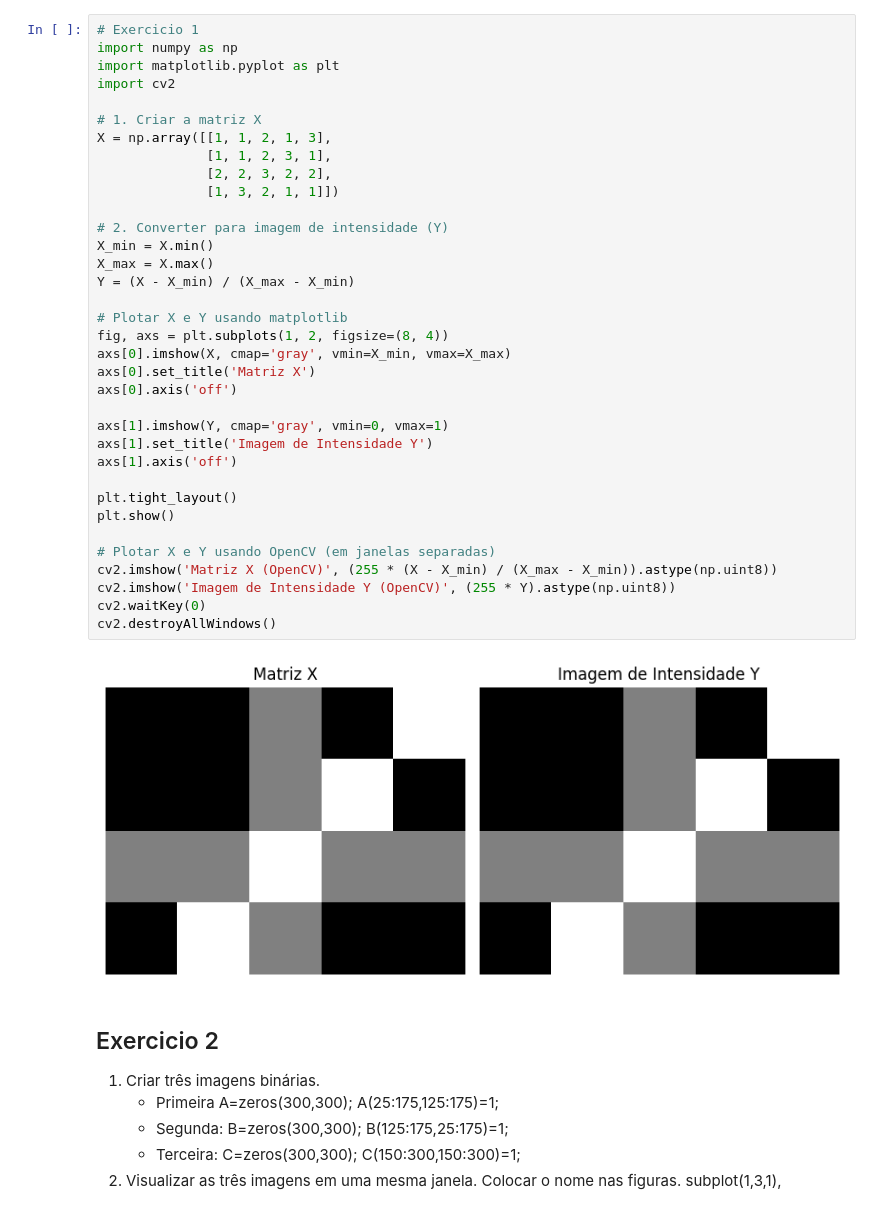
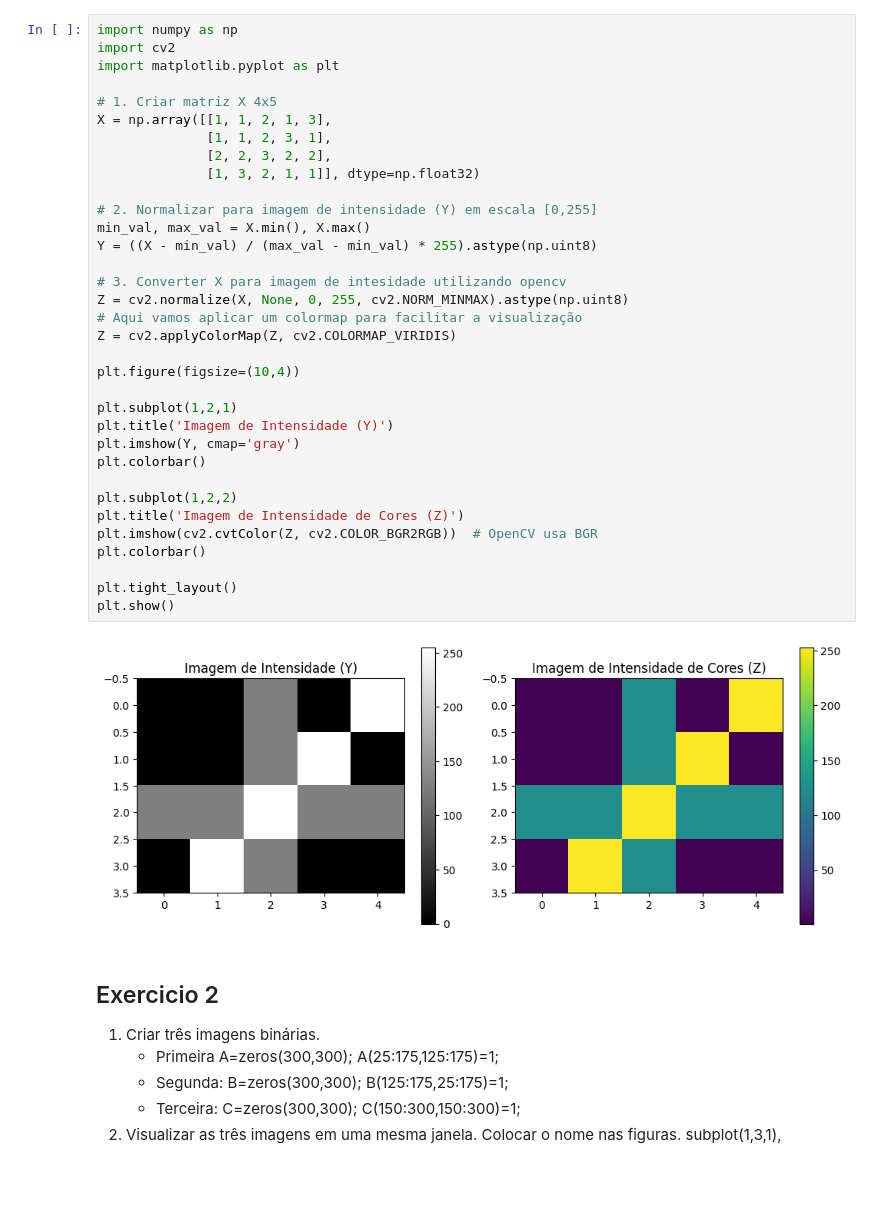
Before and after one commit to fromcaio/image-processing, a Jupyter notebook: 01-beginner/practice01.ipynb, the cells around one changed output. Saved outputs shown, nothing was run; the diff lists cells and outputs as text; blank space fills up the shorter version.

```diff
--- a/01-beginner/practice01.ipynb
+++ b/01-beginner/practice01.ipynb
@@ -8,42 +8,41 @@
 4. Visualizar os valores da matriz Y e Z.
 5. Descreva o resultado
 # %%
-# Exercicio 1
 import numpy as np
+import cv2
 import matplotlib.pyplot as plt
-import cv2
 
-# 1. Criar a matriz X
+# 1. Criar matriz X 4x5
 X = np.array([[1, 1, 2, 1, 3],
               [1, 1, 2, 3, 1],
               [2, 2, 3, 2, 2],
-              [1, 3, 2, 1, 1]])
+              [1, 3, 2, 1, 1]], dtype=np.float32)
 
-# 2. Converter para imagem de intensidade (Y)
-X_min = X.min()
-X_max = X.max()
-Y = (X - X_min) / (X_max - X_min)
+# 2. Normalizar para imagem de intensidade (Y) em escala [0,255]
+min_val, max_val = X.min(), X.max()
+Y = ((X - min_val) / (max_val - min_val) * 255).astype(np.uint8)
 
-# Plotar X e Y usando matplotlib
-fig, axs = plt.subplots(1, 2, figsize=(8, 4))
-axs[0].imshow(X, cmap='gray', vmin=X_min, vmax=X_max)
-axs[0].set_title('Matriz X')
-axs[0].axis('off')
+# 3. Converter X para imagem de intesidade utilizando opencv
+Z = cv2.normalize(X, None, 0, 255, cv2.NORM_MINMAX).astype(np.uint8)
+# Aqui vamos aplicar um colormap para facilitar a visualização
+Z = cv2.applyColorMap(Z, cv2.COLORMAP_VIRIDIS)
 
-axs[1].imshow(Y, cmap='gray', vmin=0, vmax=1)
-axs[1].set_title('Imagem de Intensidade Y')
-axs[1].axis('off')
+plt.figure(figsize=(10,4))
+
+plt.subplot(1,2,1)
+plt.title('Imagem de Intensidade (Y)')
+plt.imshow(Y, cmap='gray')
+plt.colorbar()
+
+plt.subplot(1,2,2)
+plt.title('Imagem de Intensidade de Cores (Z)')
+plt.imshow(cv2.cvtColor(Z, cv2.COLOR_BGR2RGB))  # OpenCV usa BGR
+plt.colorbar()
 
 plt.tight_layout()
 plt.show()
-
-# Plotar X e Y usando OpenCV (em janelas separadas)
-cv2.imshow('Matriz X (OpenCV)', (255 * (X - X_min) / (X_max - X_min)).astype(np.uint8))
-cv2.imshow('Imagem de Intensidade Y (OpenCV)', (255 * Y).astype(np.uint8))
-cv2.waitKey(0)
-cv2.destroyAllWindows()
 # %% [output]
-[figure, old version]
+[figure, new version]
 # %% [markdown]
 ## Exercicio 2
 1. Criar três imagens binárias.
```
Also changed, not shown: parts of 7 cells of this notebook, 2 other files.
